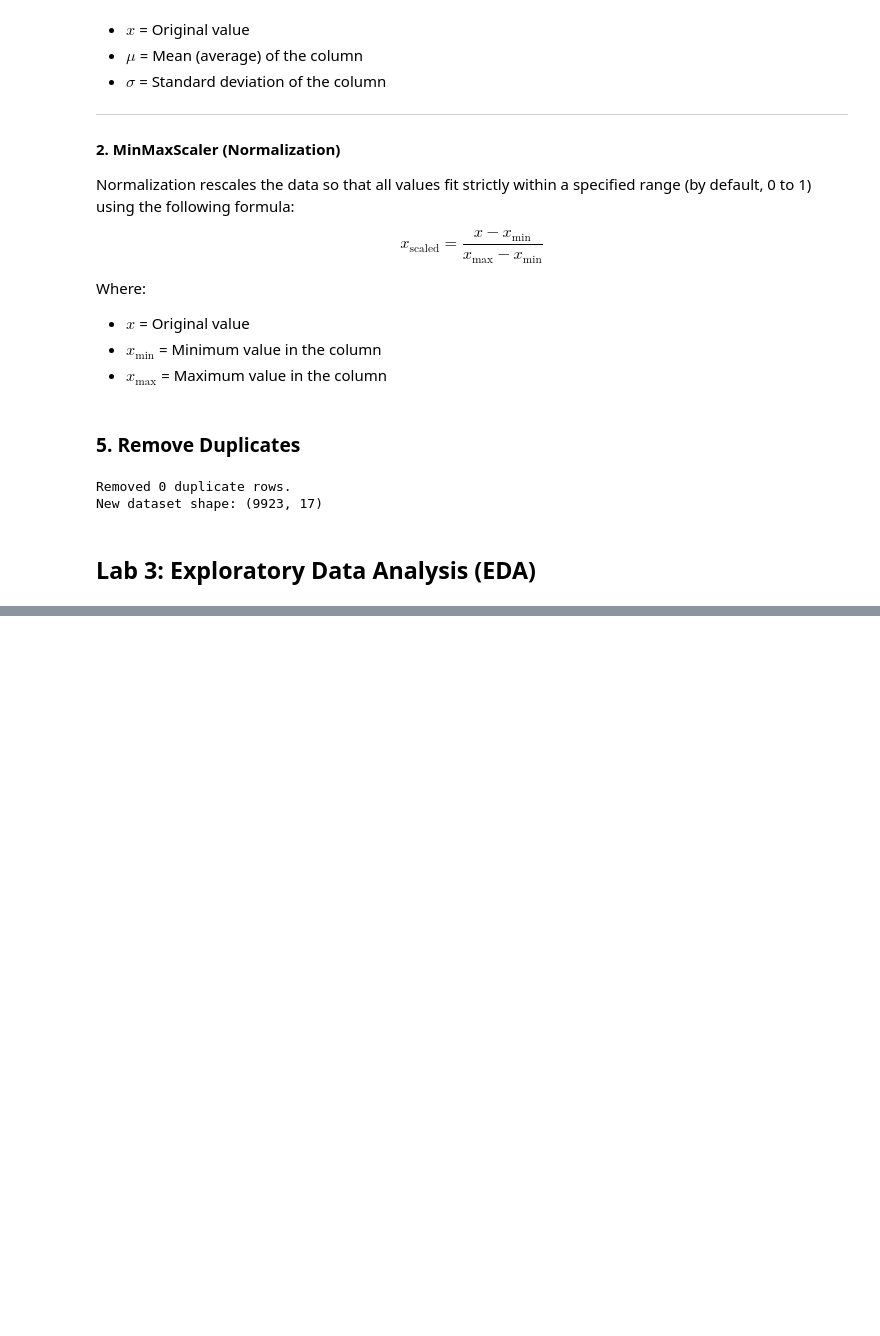
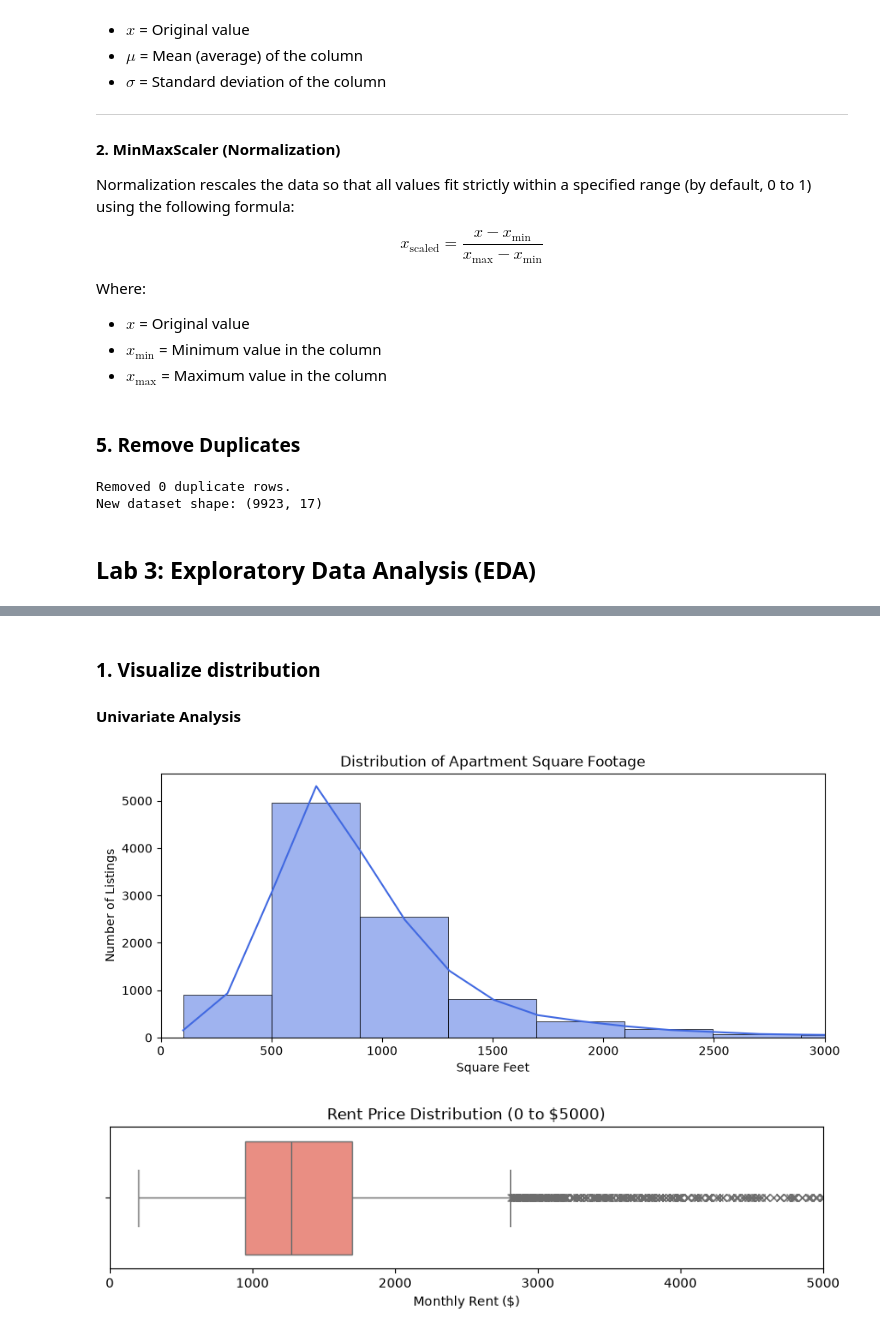
Before and after one commit to wasi-coder/Data_mining-on-a-rental-dataset, a Jupyter notebook: lab_report.ipynb, the cells around one changed output, grey strips where cells are left out. Saved outputs shown, nothing was run; the diff lists cells and outputs as text; code cells hidden in the pictures; blank space fills up the shorter version.

```diff
--- a/lab_report.ipynb
+++ b/lab_report.ipynb
@@ -312,0 +302,26 @@ Shape: (9923, 17)
+# %%
+df_raw = pd.read_csv("apartments_for_rent_classified_10K.csv",
+                     encoding='cp1252',
+                     on_bad_lines='skip',
+                     engine='python',
+                     sep=';')
+
+df_raw['amenities'] = df_raw['amenities'].fillna('None')
+df_raw['address'] = df_raw['address'].fillna('Unknown')
+df_raw['pets_allowed'] = df_raw['pets_allowed'].fillna('Unknown')
+df_raw = df_raw.dropna(subset=['cityname', 'state'])
+df_raw['bathrooms'] = df_raw['bathrooms'].fillna(df_raw['bathrooms'].median())
+df_raw['bedrooms'] = df_raw['bedrooms'].fillna(df_raw['bedrooms'].median())
+
+df_raw = df_raw.drop(columns=['currency', 'fee', 'title', 'body', 'amenities', 'price_display', 'address','latitude','longitude','time'], errors='ignore')
+
+df_unscaled = pd.get_dummies(df_raw, columns=['category', 'has_photo', 'pets_allowed', 'price_type'], drop_first=True)
+
+
+df_unscaled = df_unscaled.drop_duplicates()
+
+print("Perfect! Structure matches completely.")
+print("Columns in df_unscaled:", df_unscaled.columns.tolist())
+print (df_unscaled.shape)
+display (df_unscaled.head())
+display(df_unscaled[['bathrooms', 'bedrooms', 'price', 'square_feet']].head())
@@ -312,0 +344,24 @@ Shape: (9923, 17)
+# %% [markdown]
+### 1. Visualize distribution
+
+
+#### Univariate Analysis
+# %%
+plt.figure(figsize=(10, 4))
+sns.histplot(df_unscaled['square_feet'], kde=True, bins=100, color='royalblue')
+plt.xlim(0, 3000) # Limits view to where the majority of normal apartments are
+plt.title("Distribution of Apartment Square Footage")
+plt.xlabel("Square Feet")
+plt.ylabel("Number of Listings")
+plt.show()
+
+# 2. Boxplot for Rent Price (Zoomed)
+plt.figure(figsize=(10, 2))
+sns.boxplot(x=df_unscaled['price'], color='salmon', flierprops={"marker": "x"})
+plt.xlim(0, 5000)
+plt.title("Rent Price Distribution (0 to $5000)")
+plt.xlabel("Monthly Rent ($)")
+plt.show()
+# %% [output]
+[figure, added]
+[figure, added]
```
Also changed, not shown: parts of 15 cells of this notebook.
